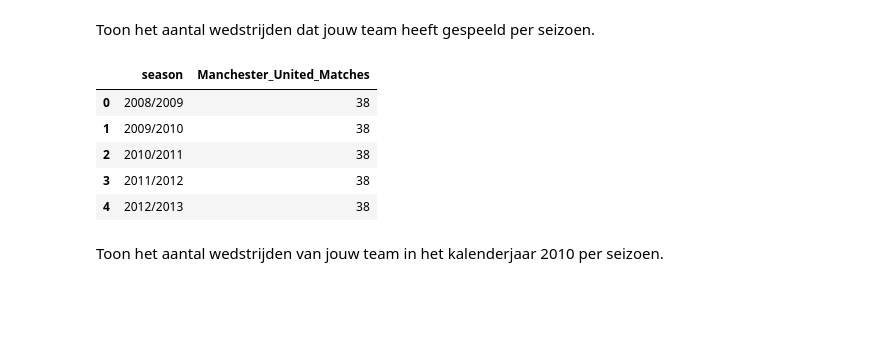
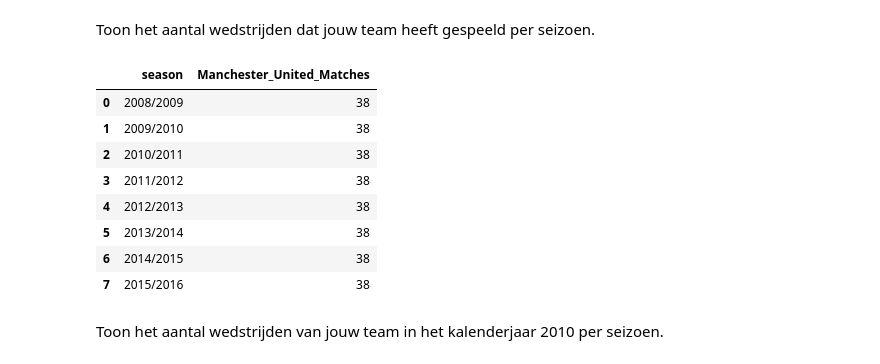
Before and after one commit to Tijnwy/Datalab2, a Jupyter notebook: sprint3.ipynb, the cells around one changed output. Cells and saved outputs as stored; diff of their text form; code cells hidden in the pictures; blank space fills up the shorter version.

```diff
--- a/sprint3.ipynb
+++ b/sprint3.ipynb
@@ -12,19 +12,22 @@ Toon het aantal wedstrijden dat jouw team heeft gespeeld per seizoen.
 # %%
 matches_played = pd.read_sql("""SELECT season, COUNT(*) AS Manchester_United_Matches
                                 FROM Match
                                 LEFT JOIN Team AS ht on ht.team_api_id = Match.home_team_api_id
                                 LEFT JOIN Team AS at on at.team_api_id = Match.away_team_api_id
                                 WHERE ht.team_long_name == 'Manchester United' OR at.team_long_name == 'Manchester United'
                                 GROUP BY season
                               ;""", sql_connect)
-matches_played.head()
+matches_played
 # %% [output]
 |  | season | Manchester_United_Matches |
 | 0 | 2008/2009 | 38 |
 | 1 | 2009/2010 | 38 |
 | 2 | 2010/2011 | 38 |
 | 3 | 2011/2012 | 38 |
 | 4 | 2012/2013 | 38 |
+| 5 | 2013/2014 | 38 |
+| 6 | 2014/2015 | 38 |
+| 7 | 2015/2016 | 38 |
 # %% [markdown]
 Toon het aantal wedstrijden van jouw team in het kalenderjaar 2010 per seizoen.
 # %%
```
Also changed, not shown: parts of 13 cells of this notebook, 1 other file.
